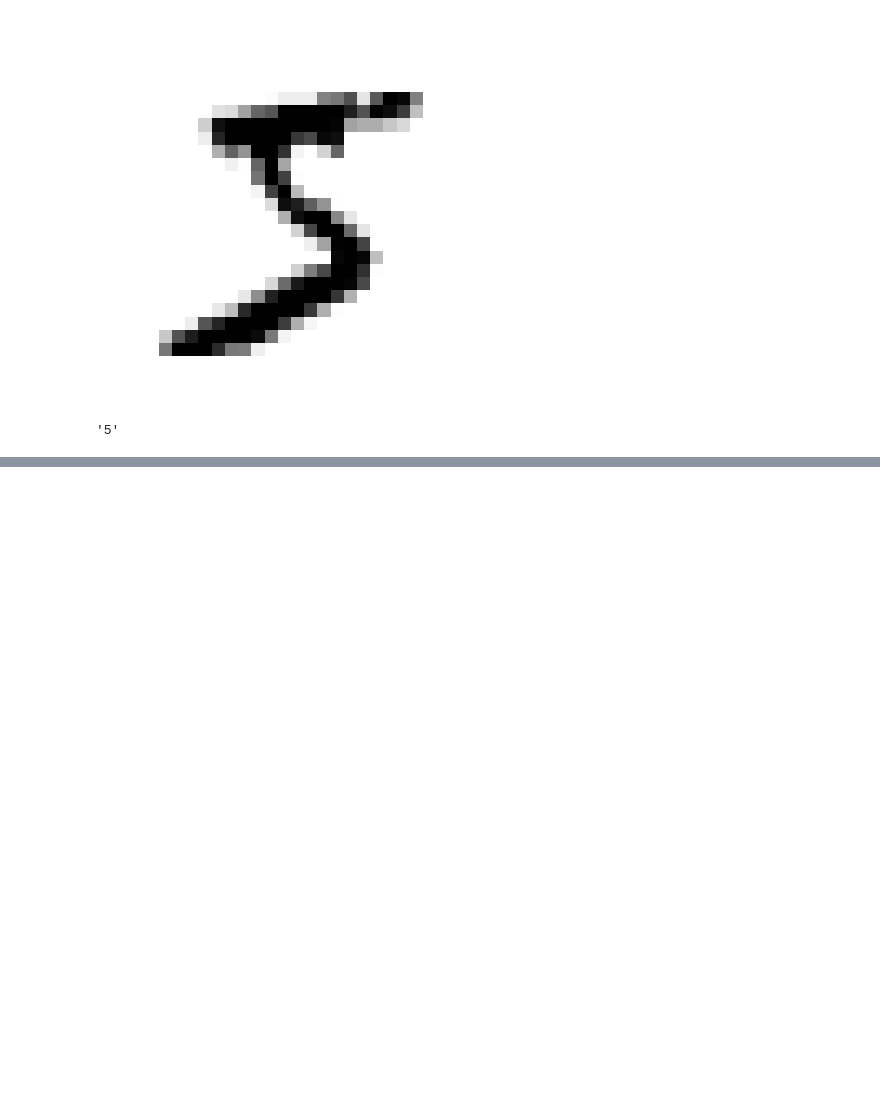
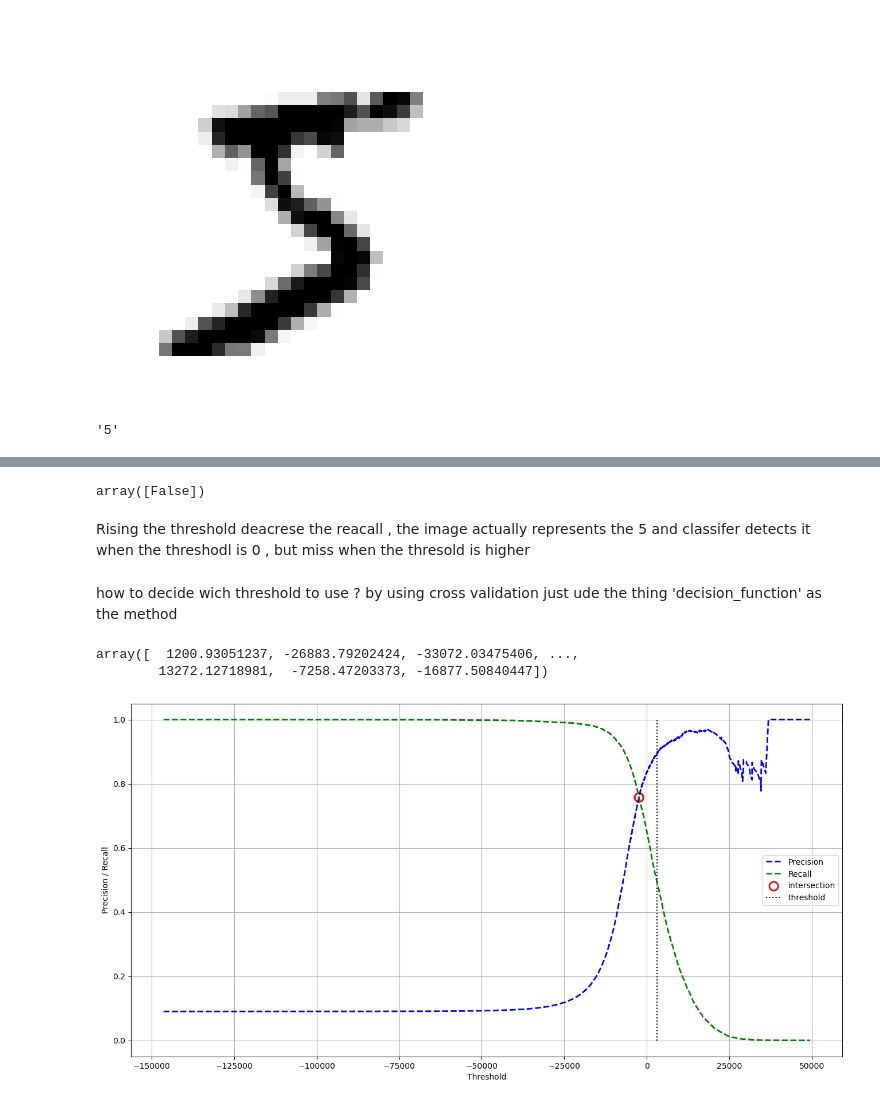
Before and after one commit to Krush2711/ML, a Jupyter notebook: 3 Classifiaction/1_minist.ipynb, the cells around one changed output, grey strips where cells are left out. Cells and saved outputs as stored; diff of their text form; code cells hidden in the pictures; blank space fills up the shorter version.

Commit message:
Master  Classifer

```diff
--- a/3 Classifiaction/1_minist.ipynb
+++ b/3 Classifiaction/1_minist.ipynb
@@ -78,0 +102,6 @@ x_train , x_test, y_train, y_test = X[:60000], X[60000:], y[:60000], y[60000:]
+# %%
+from sklearn.dummy import DummyClassifier
+
+dumm = DummyClassifier()
+dumm.fit(x_train, y_train_5)
+print(any(dumm.predict(x_train)))
@@ -78,0 +152,41 @@ x_train , x_test, y_train, y_test = X[:60000], X[60000:], y[:60000], y[60000:]
+# %%
+threshold = 3000
+some_digit_you_pred = (y_score > threshold)
+some_digit_you_pred
+# %% [output]
+array([False])
+# %% [markdown]
+Rising the threshold deacrese the reacall , the image actually represents the 5 and classifer detects it when the threshodl is 0 , but miss when the thresold is higher
+# %% [markdown]
+how to decide wich threshold to use ? by using cross validation just ude the thing 'decision_function' as the method
+# %%
+y_scores = cross_val_predict(sgd, x_train, y_train_5, cv = 3 , method='decision_function')
+# %%
+y_scores
+# %% [output]
+array([  1200.93051237, -26883.79202424, -33072.03475406, ...,
+        13272.12718981,  -7258.47203373, -16877.50840447])
+# %%
+from sklearn.metrics import precision_recall_curve
+
+precision , recall , thresholds = precision_recall_curve(y_train_5, y_scores)
+# %%
+import numpy as np
+plt.figure(figsize=(16,8))
+plt.plot(thresholds, precision[:-1], "b--", label="Precision", linewidth=2)
+plt.plot(thresholds, recall[:-1], "g--", label="Recall", linewidth=2)
+
+# find approximate intersections and mark them
+diff = precision[:-1] - recall[:-1]
+ix = np.where(np.sign(diff[:-1]) != np.sign(diff[1:]))[0] + 1  # indices of sign changes
+plt.scatter(thresholds[ix], precision[:-1][ix],
+            s=120, facecolors='none', edgecolors='red', linewidths=2, label='intersection')
+
+plt.vlines(threshold, 0, 1.0, colors='k', linestyles='dotted', label="threshold")
+plt.grid(True)
+plt.legend(loc='best')
+plt.xlabel('Threshold')
+plt.ylabel('Precision / Recall')
+plt.show()
+# %% [output]
+[figure, added]
```
Also changed, not shown: parts of 55 cells of this notebook.
